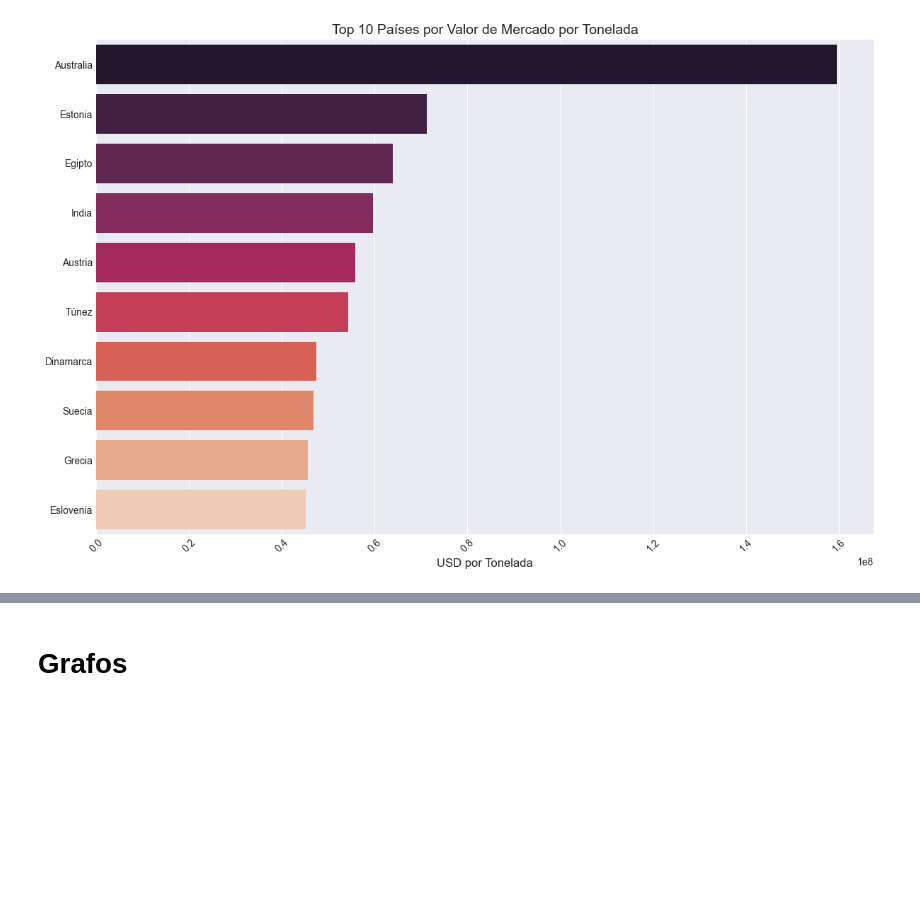
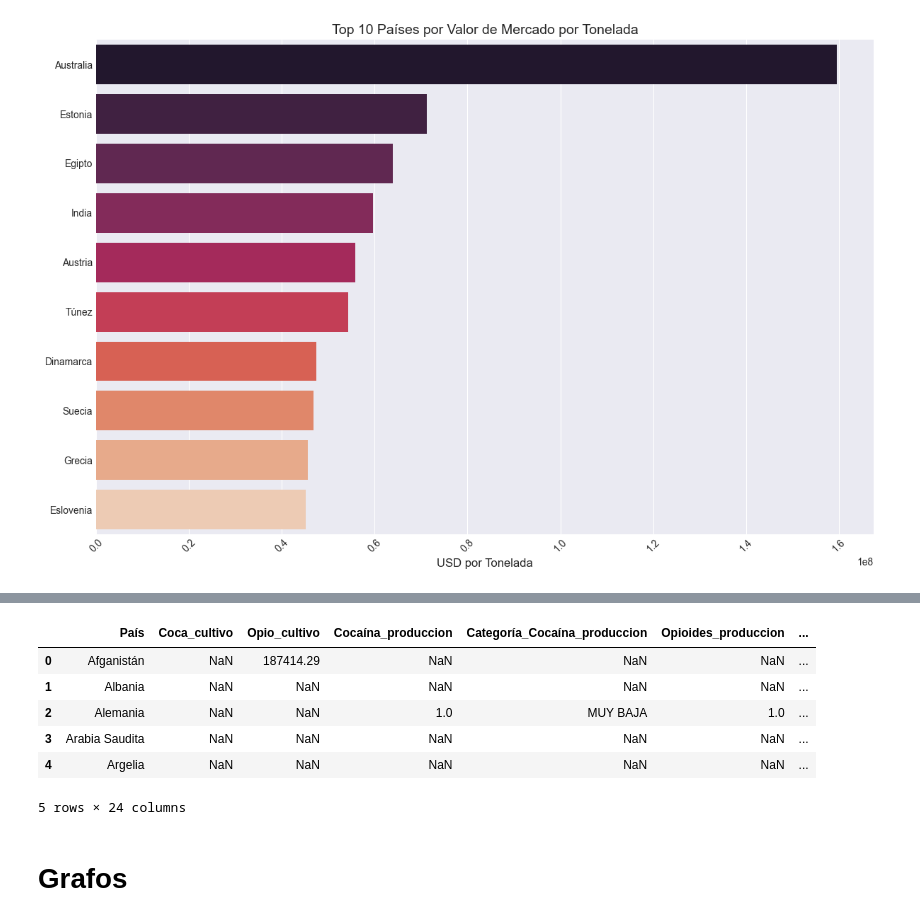
Before and after one commit to bitazaratustra/proyecto_ar, a Jupyter notebook: notebooks/EDA.ipynb, the cells around one changed output, grey strips where cells are left out. Cells and saved outputs as stored; diff of their text form; code cells hidden in the pictures; blank space fills up the shorter version.

Commit message:
Added: full merged DataFrame

```diff
--- a/notebooks/EDA.ipynb
+++ b/notebooks/EDA.ipynb
@@ -610,3 +631,41 @@ max    7409071.00     614.95  18756063236.50  159530390.00
+# %%
+df_trafico = df_trafico.rename(columns={'Cocaína': 'Cocaína_trafico',
+                              'Heroína': 'Heroína_trafico',
+                              'Metanfetaminas': 'Metanfetaminas_trafico',
+                              'Cannabis': 'Cannabis_trafico'
+                        }
+                )
+# %%
+df_mercado = df_mercado.rename(columns={'Cocaína': 'Cocaína_trafico',
+                              'Heroína': 'Heroína_trafico',
+                              'Metanfetaminas': 'Metanfetaminas_trafico',
+                              'Cannabis': 'Cannabis_trafico'
+                        }
+                )
+# %%
+df_cultivo = df_cultivo.rename(columns={'Coca': 'Coca_cultivo',
+                              'Opio': 'Opio_cultivo'
+                        }
+                )
+# %%
+# Realizar el merge con sufijos explícitos
+df_completo = (
+    df_cultivo
+    .merge(df_produccion, on='País', how='outer')
+    .merge(df_consumo, on='País', how='outer')
+    .merge(df_trafico, on='País', how='outer')
+    .merge(df_mercado, on='País', how='outer')
+)
+# %%
+df_completo.head()
+# %% [output]
+|  | País | Coca_cultivo | Opio_cultivo | Cocaína_produccion | Categoría_Cocaína_produccion | Opioides_produccion | ... |
+| 0 | Afganistán | NaN | 187414.29 | NaN | NaN | NaN | ... |
+| 1 | Albania | NaN | NaN | NaN | NaN | NaN | ... |
+| 2 | Alemania | NaN | NaN | 1.0 | MUY BAJA | 1.0 | ... |
+| 3 | Arabia Saudita | NaN | NaN | NaN | NaN | NaN | ... |
+| 4 | Argelia | NaN | NaN | NaN | NaN | NaN | ... |
+5 rows × 24 columns
 # %% [markdown]
 # Grafos
 # %%
```
Also changed, not shown: parts of 3 cells of this notebook.
